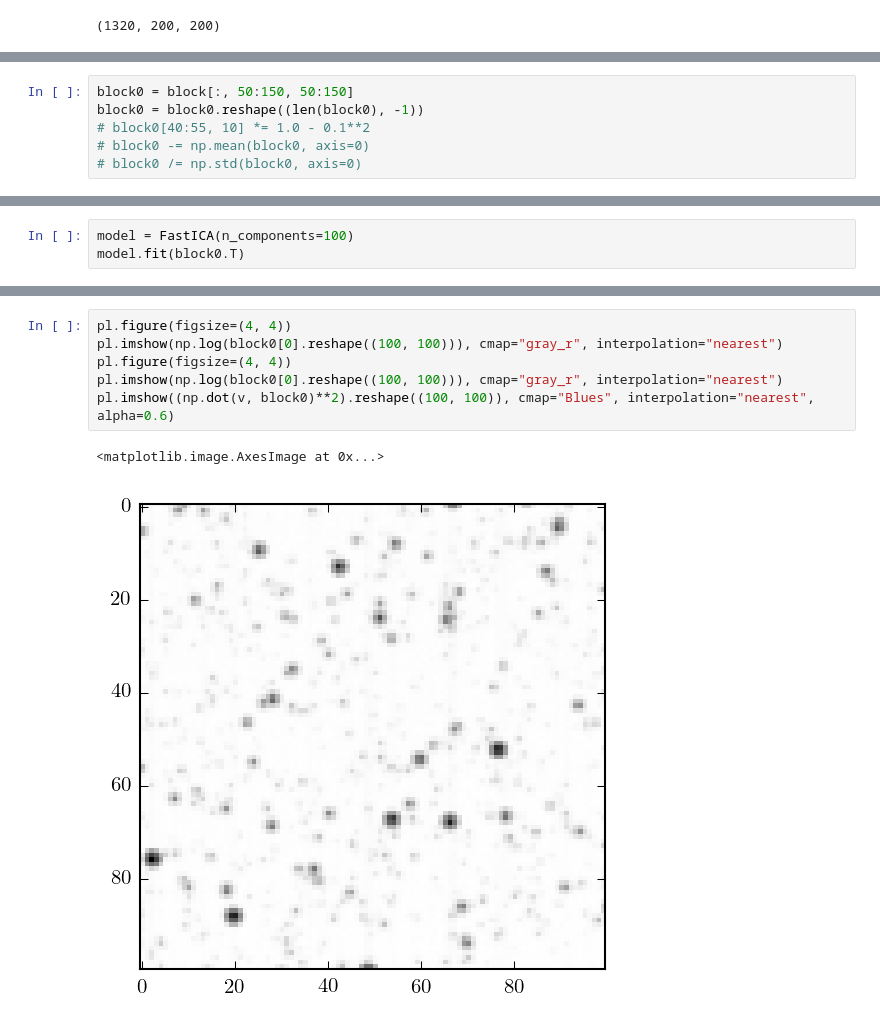
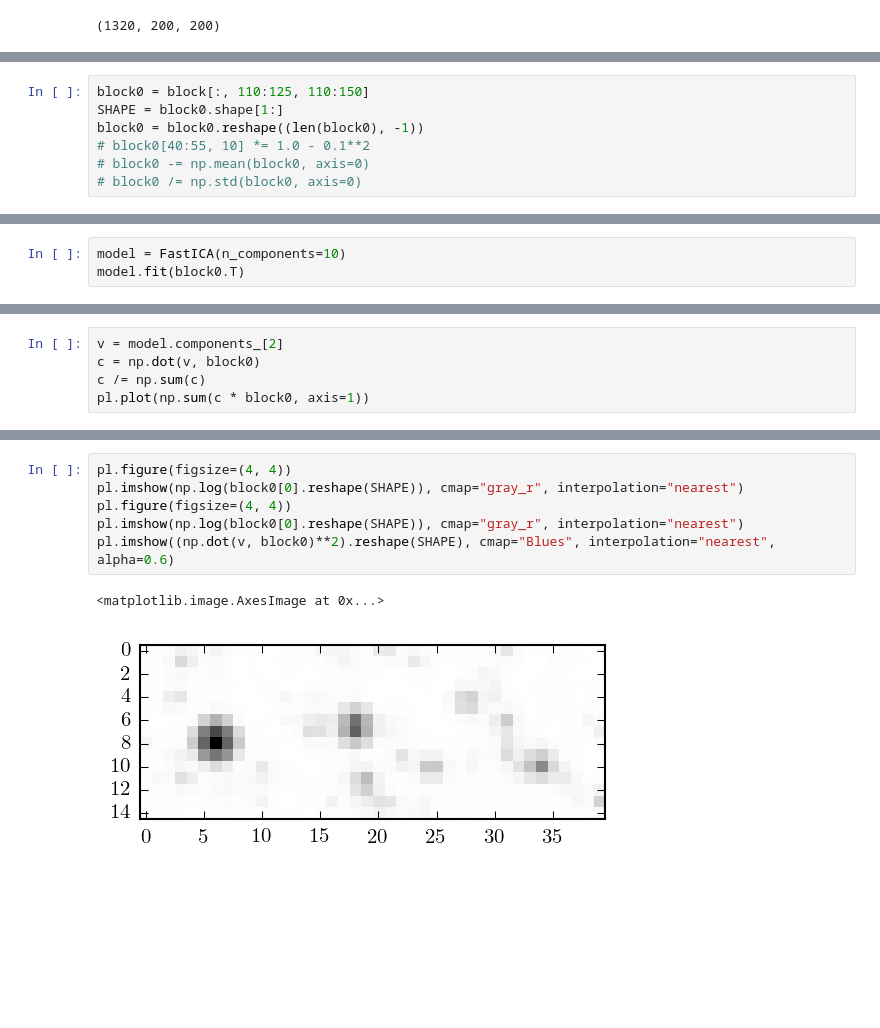
Before and after one commit to dfm/photoica, a Jupyter notebook: tess.ipynb, the cells around one changed output, grey strips where cells are left out. Cells and saved outputs as stored; diff of their text form; blank space fills up the shorter version.

```diff
--- a/tess.ipynb
+++ b/tess.ipynb
@@ -55,5 +40,6 @@ pl.imshow(X[0], cmap="gray_r", interpolation="nearest");
 # %%
-block0 = block[:, 50:150, 50:150]
+block0 = block[:, 110:125, 110:150]
+SHAPE = block0.shape[1:]
 block0 = block0.reshape((len(block0), -1))
 # block0[40:55, 10] *= 1.0 - 0.1**2
 # block0 -= np.mean(block0, axis=0)
@@ -66,5 +47,5 @@ pl.plot(block0[:, 5])
 # %%
-model = FastICA(n_components=100)
+model = FastICA(n_components=10)
 model.fit(block0.T)
 # %% [output]
 FastICA(algorithm='parallel', fun='logcosh', fun_args=None, max_iter=200,
@@ -87,0 +64,5 @@ pl.plot(v);
+# %%
+v = model.components_[2]
+c = np.dot(v, block0)
+c /= np.sum(c)
+pl.plot(np.sum(c * block0, axis=1))
@@ -88,9 +72,9 @@ pl.plot(v);
 # %%
 pl.figure(figsize=(4, 4))
-pl.imshow(np.log(block0[0].reshape((100, 100))), cmap="gray_r", interpolation="nearest")
+pl.imshow(np.log(block0[0].reshape(SHAPE)), cmap="gray_r", interpolation="nearest")
 pl.figure(figsize=(4, 4))
-pl.imshow(np.log(block0[0].reshape((100, 100))), cmap="gray_r", interpolation="nearest")
-pl.imshow((np.dot(v, block0)**2).reshape((100, 100)), cmap="Blues", interpolation="nearest", alpha=0.6)
+pl.imshow(np.log(block0[0].reshape(SHAPE)), cmap="gray_r", interpolation="nearest")
+pl.imshow((np.dot(v, block0)**2).reshape(SHAPE), cmap="Blues", interpolation="nearest", alpha=0.6)
 # %% [output]
 <matplotlib.image.AxesImage at 0x...>
-[figure, old version]
+[figure, new version]
```
Also changed, not shown: parts of 9 cells of this notebook, 3 other files.
